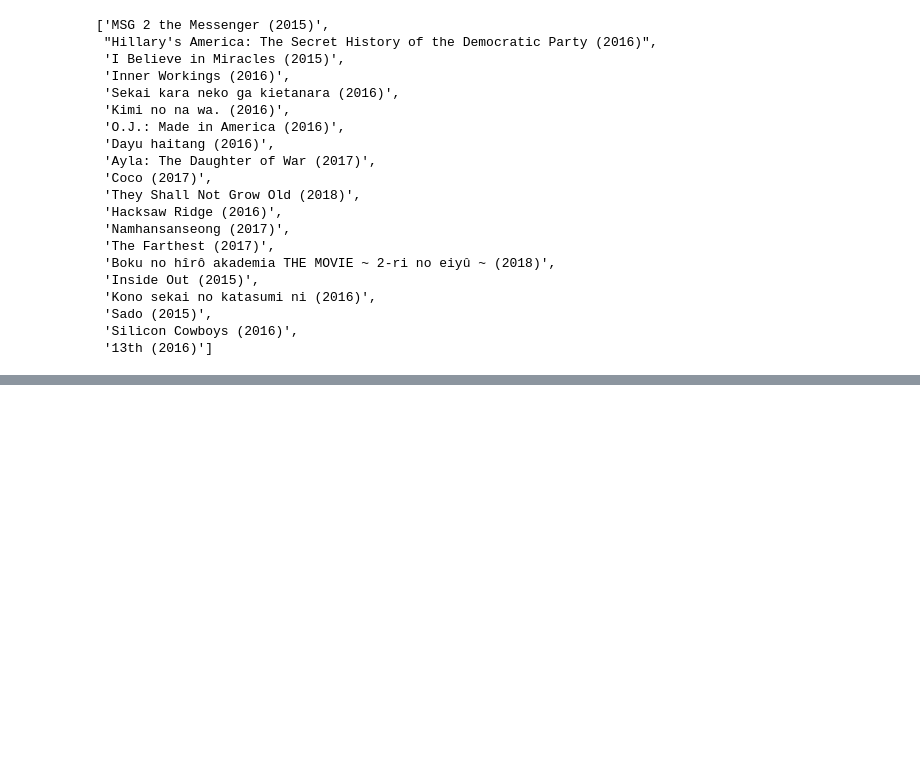
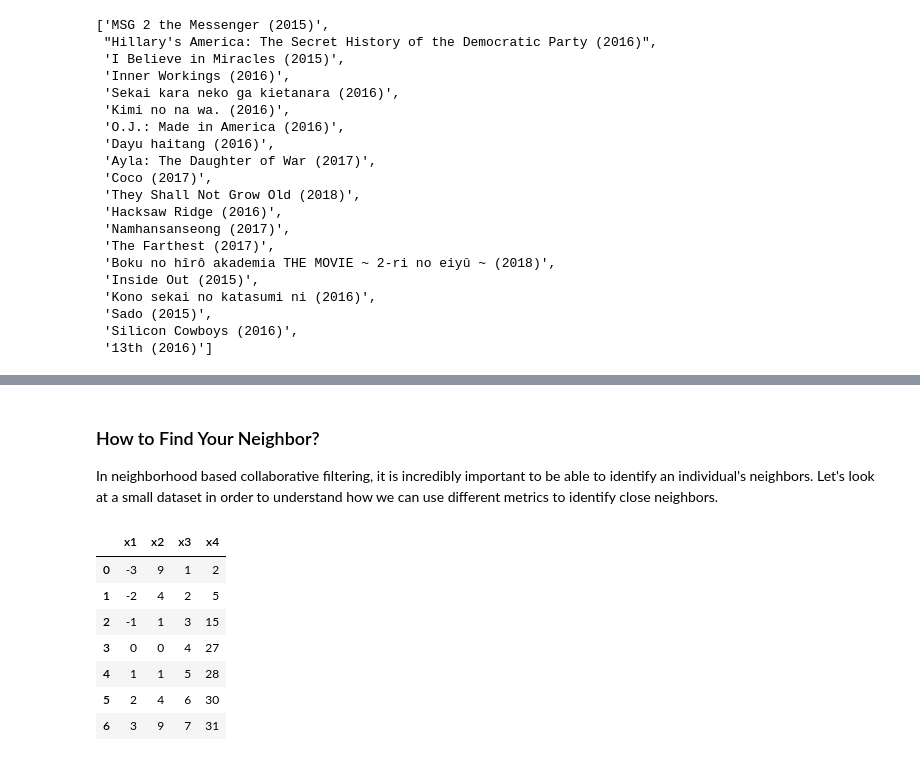
Before and after one commit to edifierxuhao/Experimental-Design-Recommendations, a Jupyter notebook: Recommendation_Engines.ipynb, the cells around one changed output, grey strips where cells are left out. Saved outputs shown, nothing was run; the diff lists cells and outputs as text; code cells hidden in the pictures; blank space fills up the shorter version.

```diff
--- a/Recommendation_Engines.ipynb
+++ b/Recommendation_Engines.ipynb
@@ -405,0 +430,31 @@ a
+# %% [markdown]
+### How to Find Your Neighbor?
+
+In neighborhood based collaborative filtering, it is incredibly important to be able to identify an individual's neighbors. Let's look at a small dataset in order to understand how we can use different metrics to identify close neighbors.
+# %%
+import numpy as np
+import pandas as pd
+from scipy.stats import spearmanr, kendalltau
+import matplotlib.pyplot as plt
+import tests as t
+import helper as h
+%matplotlib inline
+
+play_data = pd.DataFrame({'x1': [-3, -2, -1, 0, 1, 2, 3],
+               'x2': [9, 4, 1, 0, 1, 4, 9],
+               'x3': [1, 2, 3, 4, 5, 6, 7],
+               'x4': [2, 5, 15, 27, 28, 30, 31]
+})
+
+#create play data dataframe
+play_data = play_data[['x1', 'x2', 'x3', 'x4']]
+play_data
+# %% [output]
+|  | x1 | x2 | x3 | x4 |
+| 0 | -3 | 9 | 1 | 2 |
+| 1 | -2 | 4 | 2 | 5 |
+| 2 | -1 | 1 | 3 | 15 |
+| 3 | 0 | 0 | 4 | 27 |
+| 4 | 1 | 1 | 5 | 28 |
+| 5 | 2 | 4 | 6 | 30 |
+| 6 | 3 | 9 | 7 | 31 |
```
Also changed, not shown: parts of 54 cells of this notebook, 3 other files.
